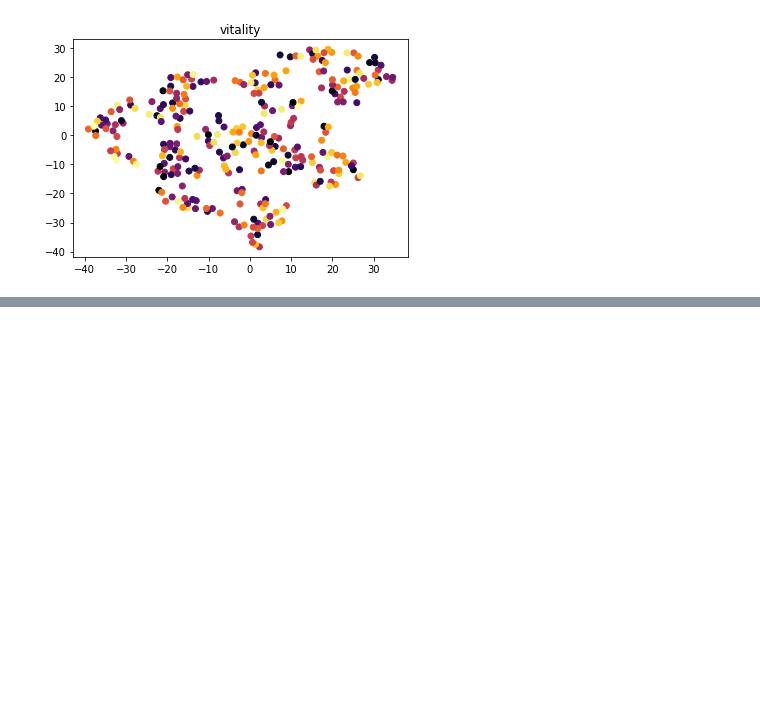
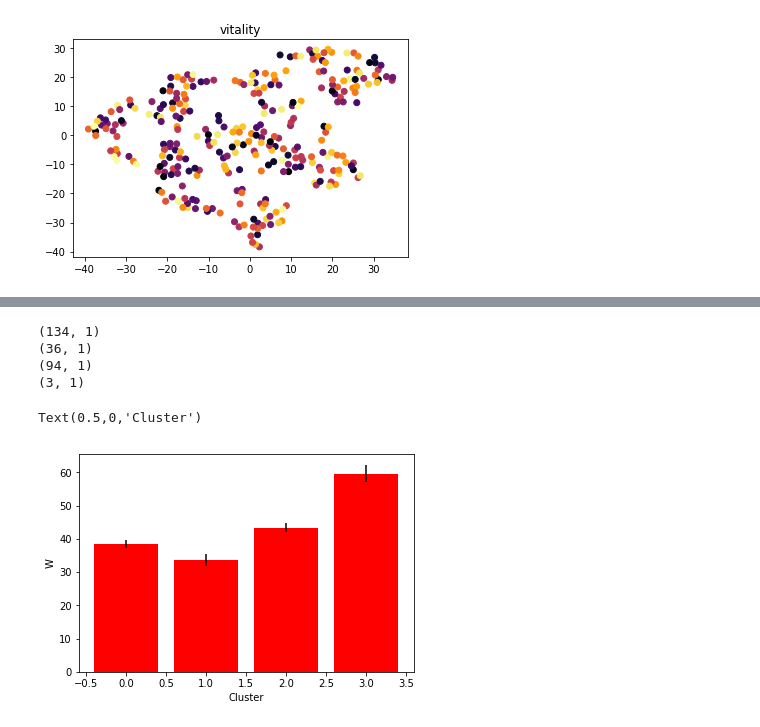
Before and after one commit to rohannramesh/Basketball_predictions, a Jupyter notebook: Team_by_team_analysis.ipynb, the cells around one changed output, grey strips where cells are left out. Cells and saved outputs as stored; diff of their text form; code cells hidden in the pictures; blank space fills up the shorter version.

```diff
--- a/Team_by_team_analysis.ipynb
+++ b/Team_by_team_analysis.ipynb
@@ -549,0 +590,24 @@ def plot_tsne_with_colors_sorted(tsne_result, vector, cmap_use):
+# %%
+# lets plot a bar plot looking at a certain category
+curr_stat = 'W'
+vector = all_metrics[:,all_metrics_list.index(curr_stat)]
+vector = np.asarray(vector)
+curr_bar = {}
+curr_means = []
+curr_SEM = []
+for curr_clust in range(0,np.max(agg_clust_labels)):
+    curr_bar[str(curr_clust)] = vector[agg_clust_labels == curr_clust]
+    curr_means.append(np.mean(vector[agg_clust_labels == curr_clust]))
+    curr_SEM.append(stats.sem(vector[agg_clust_labels == curr_clust]))
+    print(np.shape(curr_bar[str(curr_clust)]))
+fig, ax = plt.subplots()
+rects1 = ax.bar(range(0,np.max(agg_clust_labels)), curr_means, color='r', yerr=curr_SEM)
+plt.ylabel(curr_stat)
+plt.xlabel('Cluster')
+# %% [output]
+(134, 1)
+(36, 1)
+(94, 1)
+(3, 1)
+Text(0.5,0,'Cluster')
+[figure, added]
```
Also changed, not shown: parts of 6 cells of this notebook.
